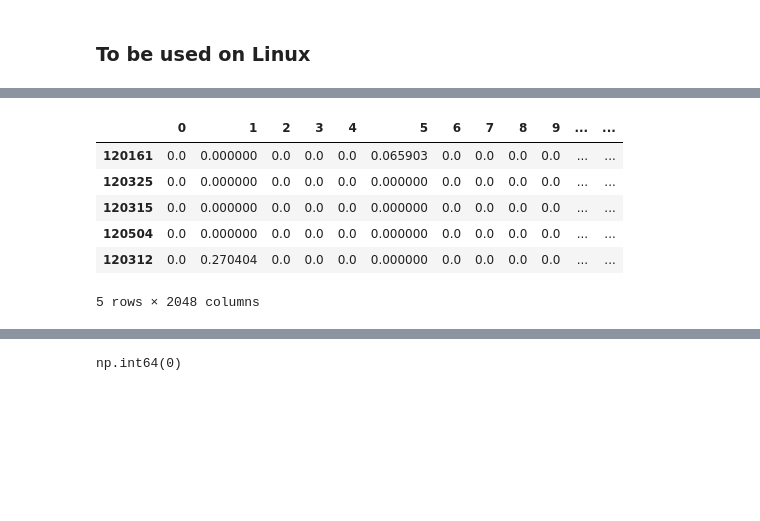
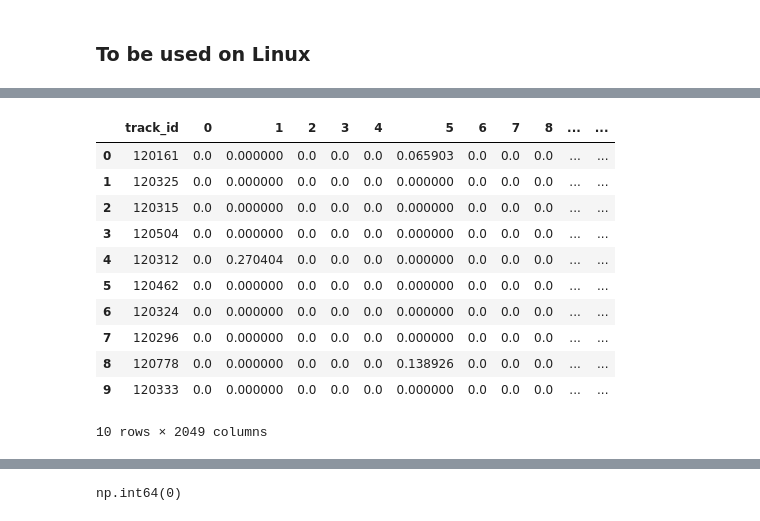
Before and after one commit to Jakub-Karczewski/data_exploration_project, a Jupyter notebook: less_features_musicNN.ipynb, the cells around one changed output, grey strips where cells are left out. Drawn from its saved outputs; the diff is of its cells as text; code cells hidden in the pictures; blank space fills up the shorter version.

```diff
--- a/less_features_musicNN.ipynb
+++ b/less_features_musicNN.ipynb
@@ -103,14 +141,25 @@ features = pd.DataFrame(
 # %% [markdown]
 ### To be used on Linux
 # %%
-from joblib import Parallel, delayed
+results = []
+valid_track_ids = []
 
-results = []
+log_step = 250
+limit = 8000
+for i, tid in enumerate(track_ids[:limit]):
+    if i % log_step == 0:
+        print(i, end=' ')
 
-for i, tid in enumerate(track_ids):
-    if i % 500 == 0:
-        print(i, end = ' ')
-    results.append(compute_panns_features(tid))
+    res_i = compute_panns_features(tid)
 
-X = pd.DataFrame(results)
+    if np.all(res_i == 0):
+        print(f"Track {tid} resulted in zero embedding.")
+    else:
+        results.append(res_i)
+        valid_track_ids.append(tid)
+
+df = pd.DataFrame(results)
+df.insert(0, "track_id", valid_track_ids)
+
+df.to_csv("panns_features.csv", index=False)
 # %% [output]
@@ -120,10 +181,16 @@ X = pd.DataFrame(results)
 # %%
-X.head()
+df = df.reset_index(drop=True)
+df.head(10)
 # %% [output]
-|  | 0 | 1 | 2 | 3 | 4 | 5 | 6 | 7 | 8 | 9 | ... | ... |
-| 120161 | 0.0 | 0.000000 | 0.0 | 0.0 | 0.0 | 0.065903 | 0.0 | 0.0 | 0.0 | 0.0 | ... | ... |
-| 120325 | 0.0 | 0.000000 | 0.0 | 0.0 | 0.0 | 0.000000 | 0.0 | 0.0 | 0.0 | 0.0 | ... | ... |
-| 120315 | 0.0 | 0.000000 | 0.0 | 0.0 | 0.0 | 0.000000 | 0.0 | 0.0 | 0.0 | 0.0 | ... | ... |
-| 120504 | 0.0 | 0.000000 | 0.0 | 0.0 | 0.0 | 0.000000 | 0.0 | 0.0 | 0.0 | 0.0 | ... | ... |
-| 120312 | 0.0 | 0.270404 | 0.0 | 0.0 | 0.0 | 0.000000 | 0.0 | 0.0 | 0.0 | 0.0 | ... | ... |
+|  | track_id | 0 | 1 | 2 | 3 | 4 | 5 | 6 | 7 | 8 | ... | ... |
+| 0 | 120161 | 0.0 | 0.000000 | 0.0 | 0.0 | 0.0 | 0.065903 | 0.0 | 0.0 | 0.0 | ... | ... |
+| 1 | 120325 | 0.0 | 0.000000 | 0.0 | 0.0 | 0.0 | 0.000000 | 0.0 | 0.0 | 0.0 | ... | ... |
+| 2 | 120315 | 0.0 | 0.000000 | 0.0 | 0.0 | 0.0 | 0.000000 | 0.0 | 0.0 | 0.0 | ... | ... |
+| 3 | 120504 | 0.0 | 0.000000 | 0.0 | 0.0 | 0.0 | 0.000000 | 0.0 | 0.0 | 0.0 | ... | ... |
+| 4 | 120312 | 0.0 | 0.270404 | 0.0 | 0.0 | 0.0 | 0.000000 | 0.0 | 0.0 | 0.0 | ... | ... |
+| 5 | 120462 | 0.0 | 0.000000 | 0.0 | 0.0 | 0.0 | 0.000000 | 0.0 | 0.0 | 0.0 | ... | ... |
+| 6 | 120324 | 0.0 | 0.000000 | 0.0 | 0.0 | 0.0 | 0.000000 | 0.0 | 0.0 | 0.0 | ... | ... |
+| 7 | 120296 | 0.0 | 0.000000 | 0.0 | 0.0 | 0.0 | 0.000000 | 0.0 | 0.0 | 0.0 | ... | ... |
+| 8 | 120778 | 0.0 | 0.000000 | 0.0 | 0.0 | 0.0 | 0.138926 | 0.0 | 0.0 | 0.0 | ... | ... |
+| 9 | 120333 | 0.0 | 0.000000 | 0.0 | 0.0 | 0.0 | 0.000000 | 0.0 | 0.0 | 0.0 | ... | ... |
-5 rows × 2048 columns
+10 rows × 2049 columns
```
Also changed, not shown: parts of 27 cells of this notebook.
